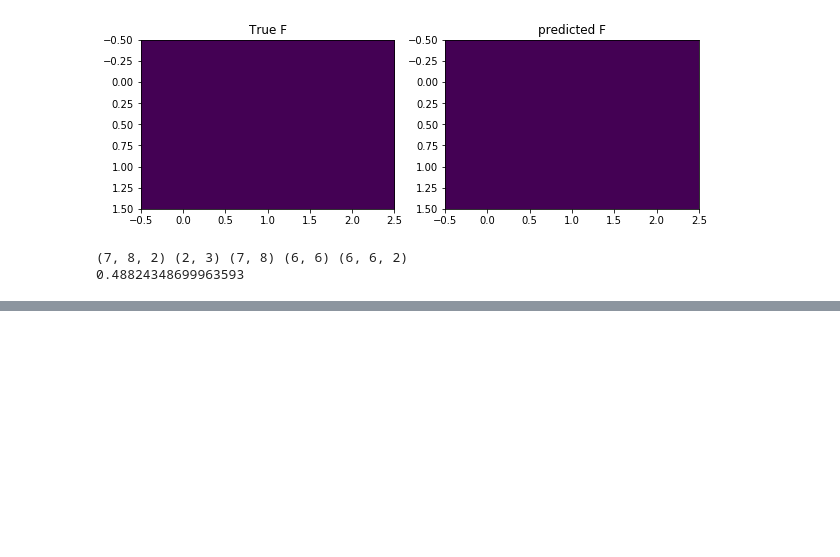
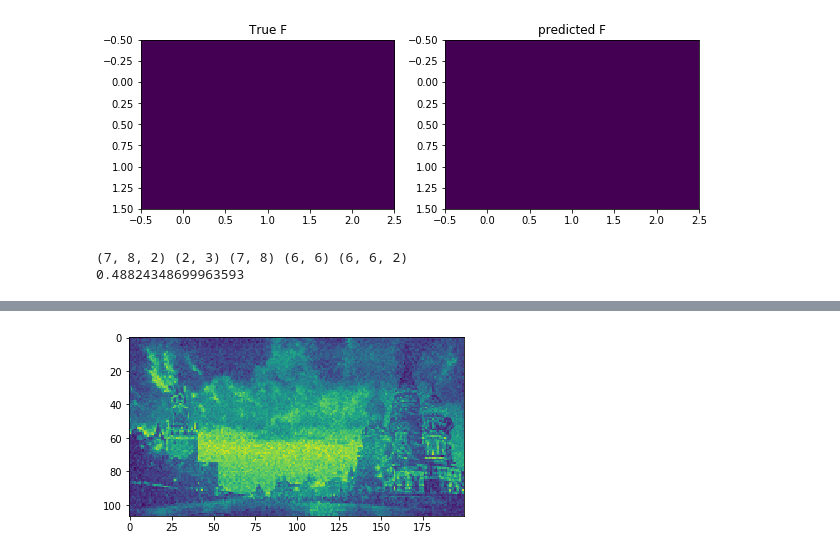
Before and after one commit to Muhamob/bmmo-2019-Fall, a Jupyter notebook: hw/practice_1/Tests.ipynb, the cells around one changed output, grey strips where cells are left out. Cells and saved outputs as stored; diff of their text form; code cells hidden in the pictures; blank space fills up the shorter version.

```diff
--- a/hw/practice_1/Tests.ipynb
+++ b/hw/practice_1/Tests.ipynb
@@ -70,0 +118,5 @@ test.check_m_step_time()
+# %%
+plt.imshow(np.sum(data, axis=-1))
+plt.savefig("./imgs/mean_image.png")
+# %% [output]
+[figure, added]
```
Also changed, not shown: parts of 10 cells of this notebook, 1 other file.
